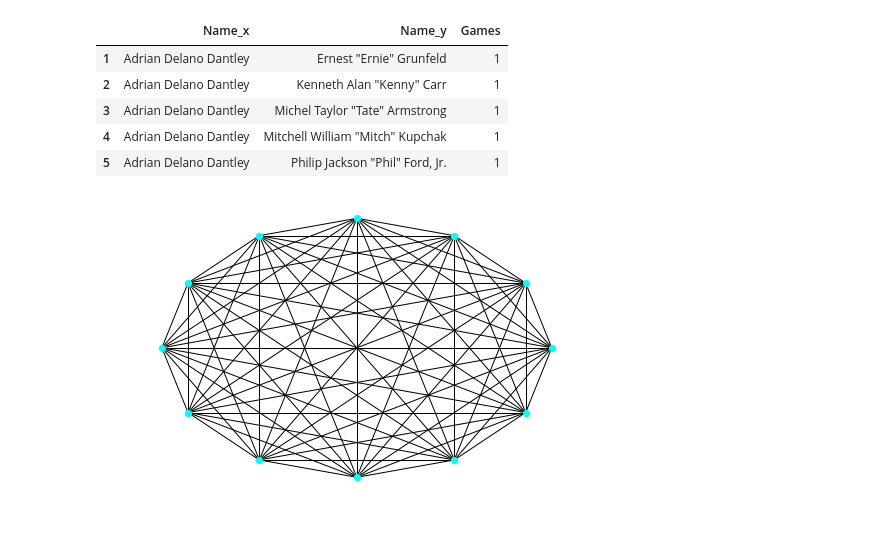
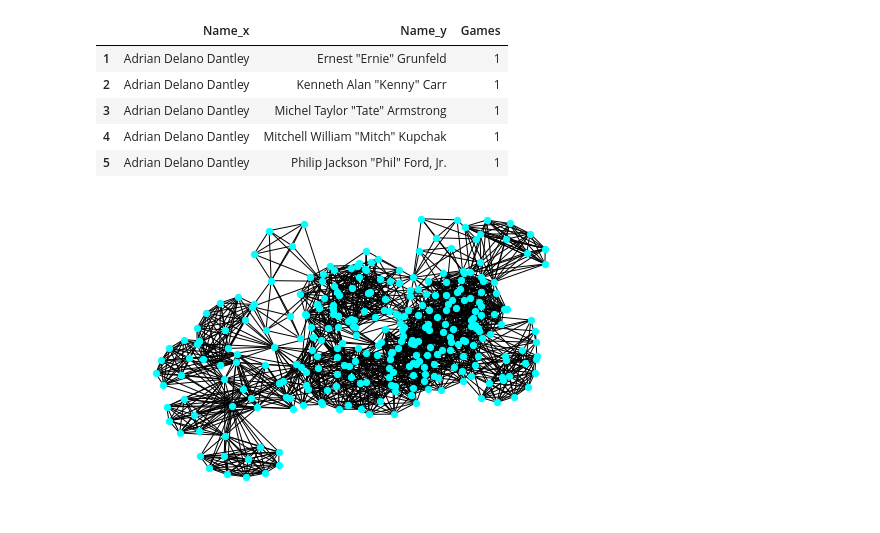
Before and after one commit to ironhack-datalabs/mad-oct-2018, a Jupyter notebook: module-3/lab-network-analysis/main.ipynb, the cells around one changed output. Drawn from its saved outputs; the diff is of its cells as text; code cells hidden in the pictures.

```diff
--- a/module-3/lab-network-analysis/main.ipynb
+++ b/module-3/lab-network-analysis/main.ipynb
@@ -458,6 +458,6 @@ F = nx.compose(G,H)
 # %%
 ego = nx.ego_graph(F, 'Philip Jackson "Phil" Ford, Jr.', radius=1)
 # %%
-nx.draw_kamada_kawai(ego, node_size=40, node_color='cyan')
+nx.draw_kamada_kawai(F, node_size=40, node_color='cyan')
 # %% [output]
-[figure, old version]
+[figure, new version]
```
Also changed, not shown: parts of 7 cells of this notebook.
